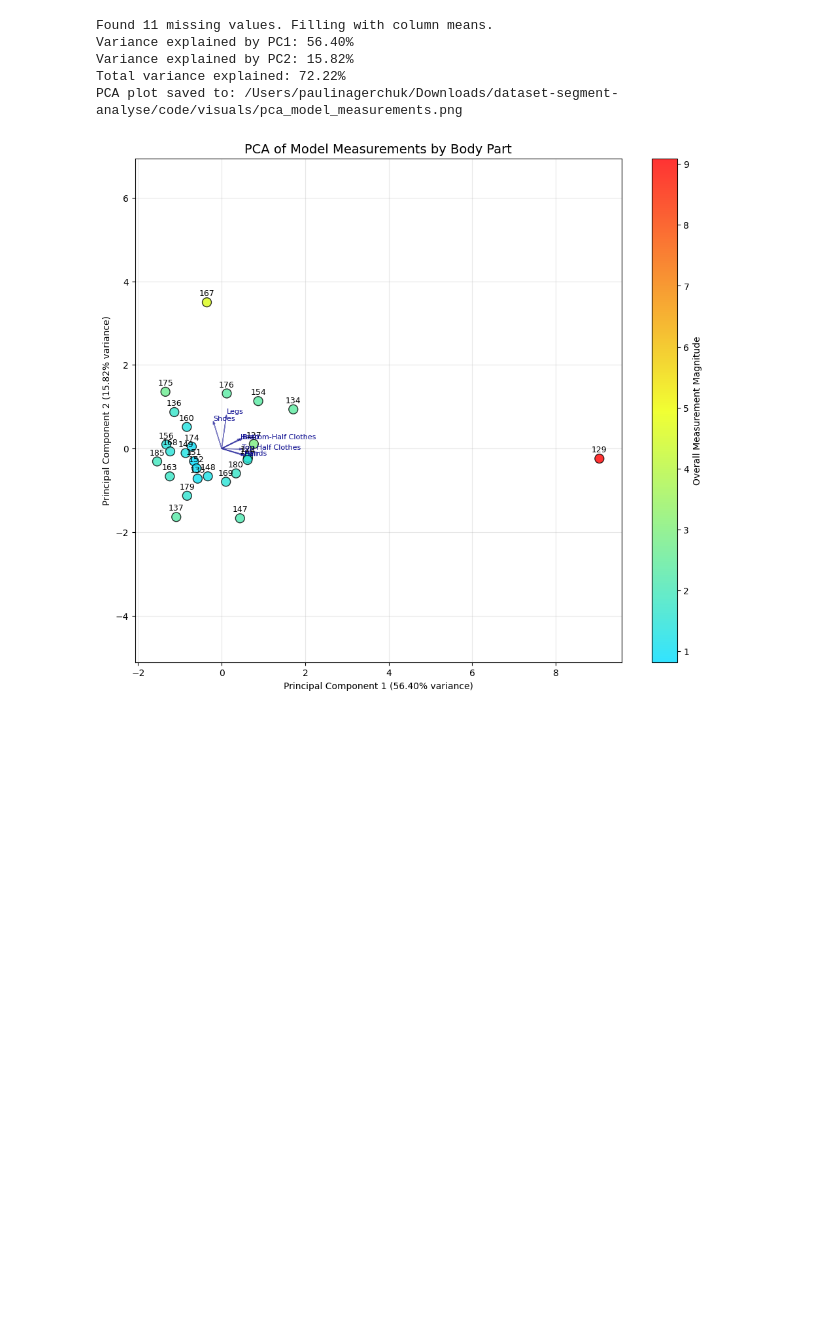
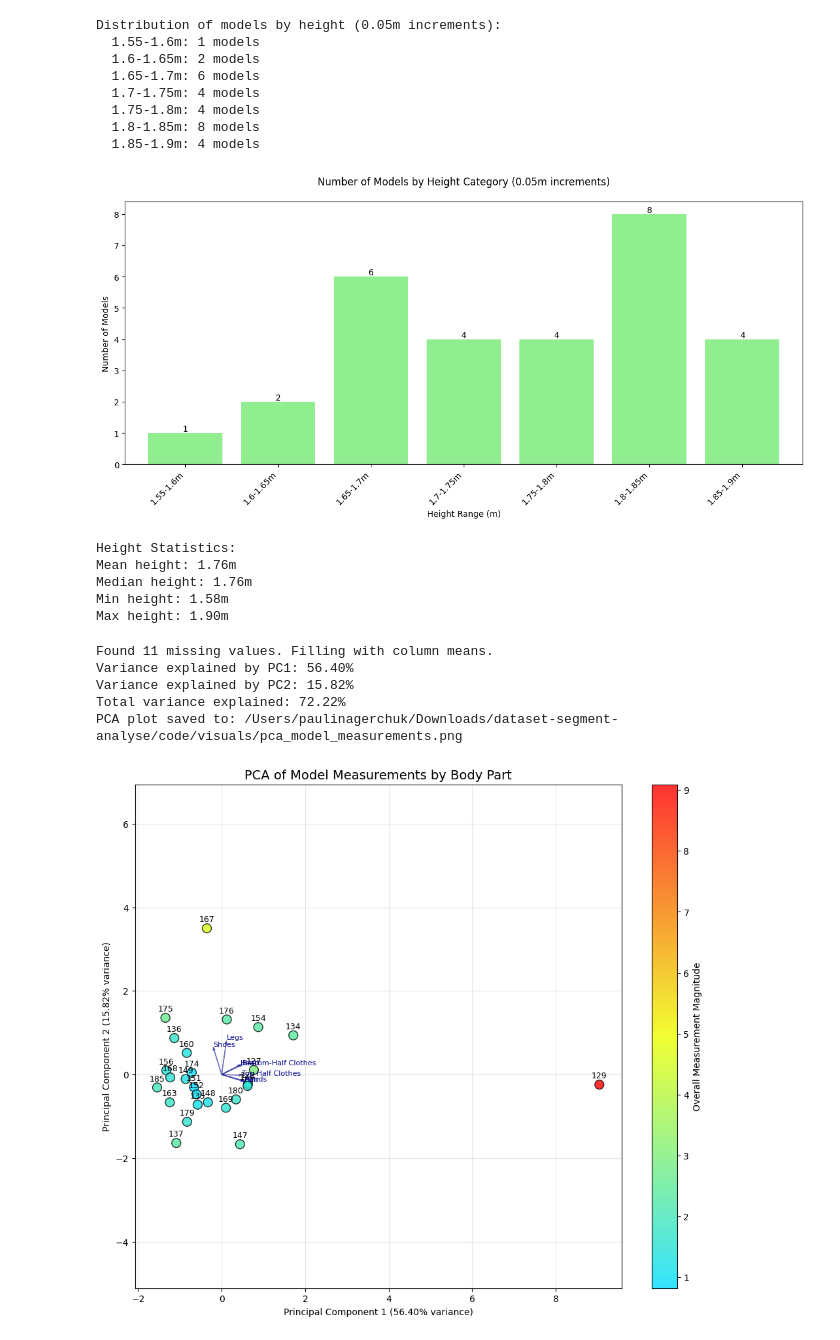
Before and after one commit to paulinasg/Dissertation_Codebase, a Jupyter notebook: code/visuals/body_dimensions.ipynb, the cells around one changed output. Saved outputs shown, nothing was run; the diff lists cells and outputs as text; code cells hidden in the pictures; blank space fills up the shorter version.

```diff
--- a/code/visuals/body_dimensions.ipynb
+++ b/code/visuals/body_dimensions.ipynb
@@ -240,3 +291,65 @@ Measurements saved to /Users/paulinagerchuk/Downloads/dataset-segment-analyse/ob
+# %%
+import pandas as pd
+import numpy as np
+import matplotlib.pyplot as plt
+
+# Load the body measurements data
+body_data_path = "/Users/paulinagerchuk/Downloads/dataset-segment-analyse/obj_4ddress_files/code/visuals/body_measurements.csv"
+body_df = pd.read_csv(body_data_path)
+
+# Create bins for height in 0.05m increments
+height_bins = np.arange(1.55, 1.95, 0.05)  # Adjust range based on your data
+height_labels = [f"{round(height_bins[i], 2)}-{round(height_bins[i+1], 2)}m" for i in range(len(height_bins)-1)]
+
+# Categorize models into height bins
+body_df['height_category'] = pd.cut(body_df['height'], bins=height_bins, labels=height_labels, right=False)
+
+# Count models in each height category
+height_counts = body_df['height_category'].value_counts().sort_index()
+
+# Display results
+print("\nDistribution of models by height (0.05m increments):")
+for category, count in height_counts.items():
+    print(f"  {category}: {count} models")
+
+# Create a bar chart for height distribution
+plt.figure(figsize=(12, 6))
+ax = height_counts.plot(kind='bar', color='lightgreen', width=0.8)
+plt.title('Number of Models by Height Category (0.05m increments)', pad=20)
+plt.xlabel('Height Range (m)')
+plt.ylabel('Number of Models')
+
+# Rotate x-axis labels for better readability
+plt.xticks(rotation=45, ha='right')
+
+# Add value labels on top of each bar
+for i, v in enumerate(height_counts):
+    ax.text(i, v, str(v), ha='center', va='bottom')
+
+plt.tight_layout()
+plt.show()
+
+# Print some basic statistics
+print("\nHeight Statistics:")
+print(f"Mean height: {body_df['height'].mean():.2f}m")
+print(f"Median height: {body_df['height'].median():.2f}m")
+print(f"Min height: {body_df['height'].min():.2f}m")
+print(f"Max height: {body_df['height'].max():.2f}m")
+# %% [output]
+Distribution of models by height (0.05m increments):
+  1.55-1.6m: 1 models
+  1.6-1.65m: 2 models
+  1.65-1.7m: 6 models
+  1.7-1.75m: 4 models
+  1.75-1.8m: 4 models
+  1.8-1.85m: 8 models
+  1.85-1.9m: 4 models
+[figure, added]
+Height Statistics:
+Mean height: 1.76m
+Median height: 1.76m
+Min height: 1.58m
+Max height: 1.90m
 # %%
 import pandas as pd
 import numpy as np
```
Also changed, not shown: parts of 5 cells of this notebook, 48 other files.
